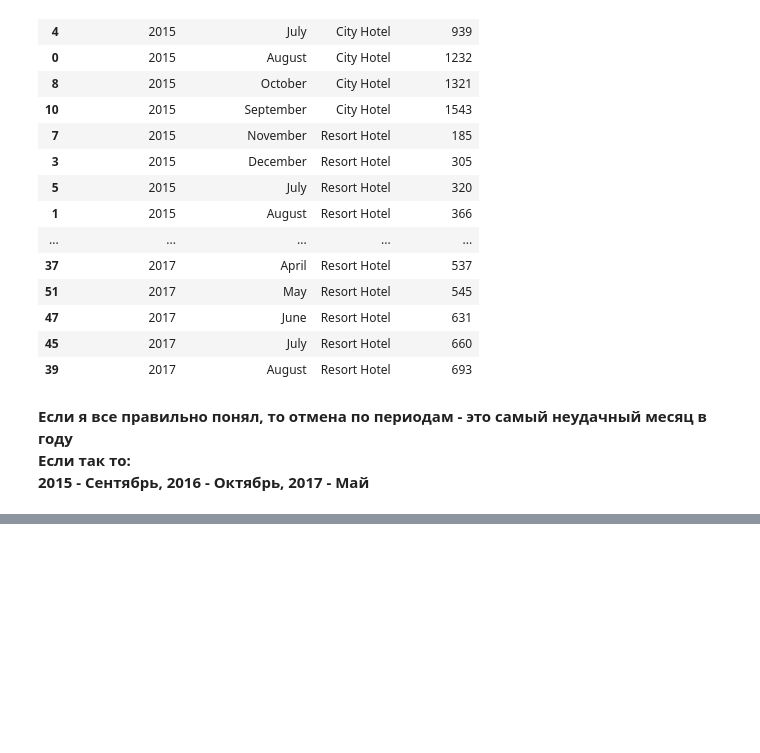
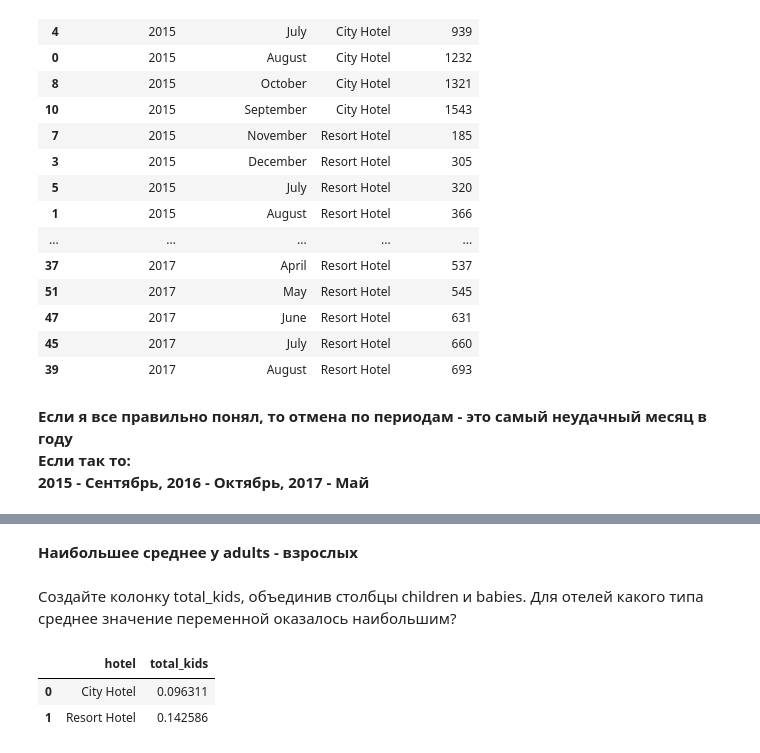
Before and after one commit to KirillXL/Statistics_practice, a Jupyter notebook: part1.ipynb, the cells around one changed output, grey strips where cells are left out. Saved outputs shown, nothing was run; the diff lists cells and outputs as text; code cells hidden in the pictures; blank space fills up the shorter version.

```diff
--- a/part1.ipynb
+++ b/part1.ipynb
@@ -336,0 +375,13 @@ bookings.groupby(['arrival_date_year','arrival_date_month','hotel']).agg({'is_ca
+# %% [markdown]
+**Наибольшее среднее у adults - взрослых**
+# %% [markdown]
+ Создайте колонку total_kids, объединив столбцы children и babies. Для отелей какого типа среднее значение переменной оказалось наибольшим?
+# %%
+bookings['total_kids'] = bookings['children'] + bookings['babies']
+# %%
+# Группировка
+bookings.groupby('hotel').agg({'total_kids': 'mean'}).reset_index()
+# %% [output]
+|  | hotel | total_kids |
+| 0 | City Hotel | 0.096311 |
+| 1 | Resort Hotel | 0.142586 |
```
Also changed, not shown: parts of 8 cells of this notebook.
